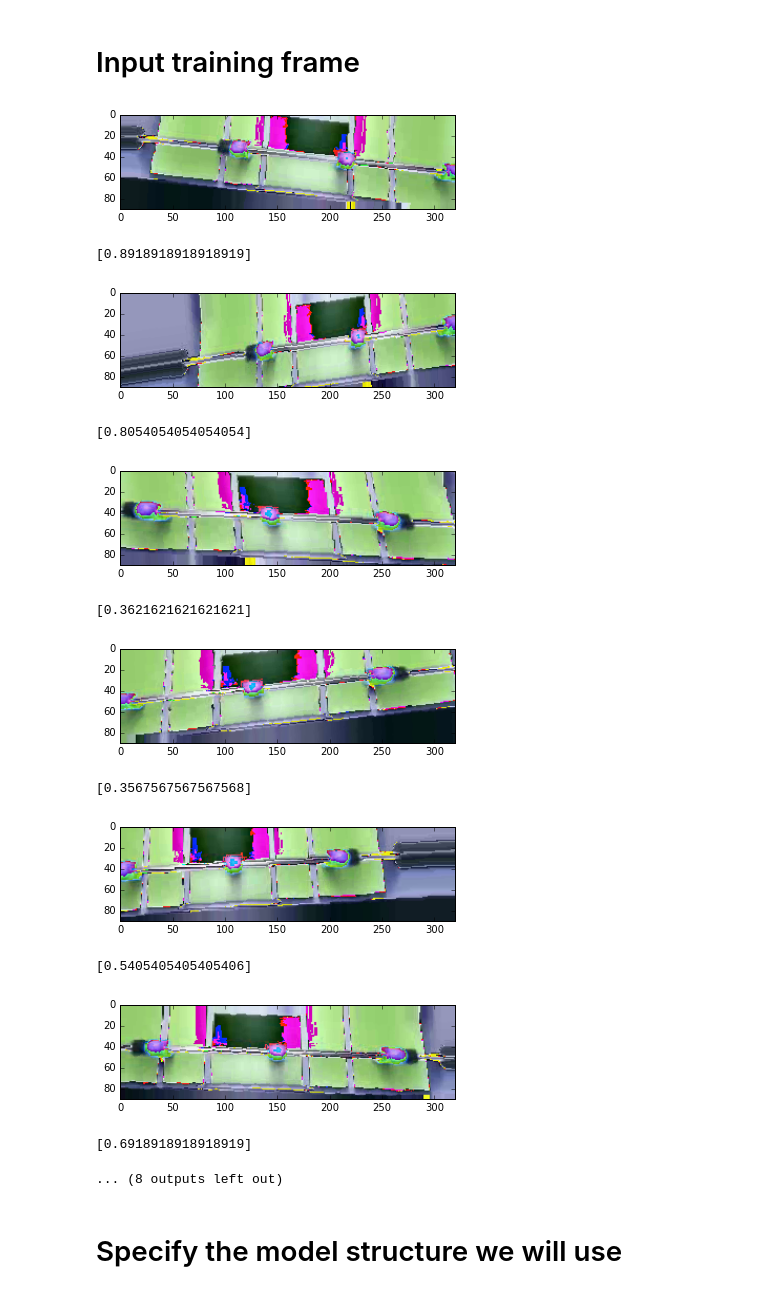
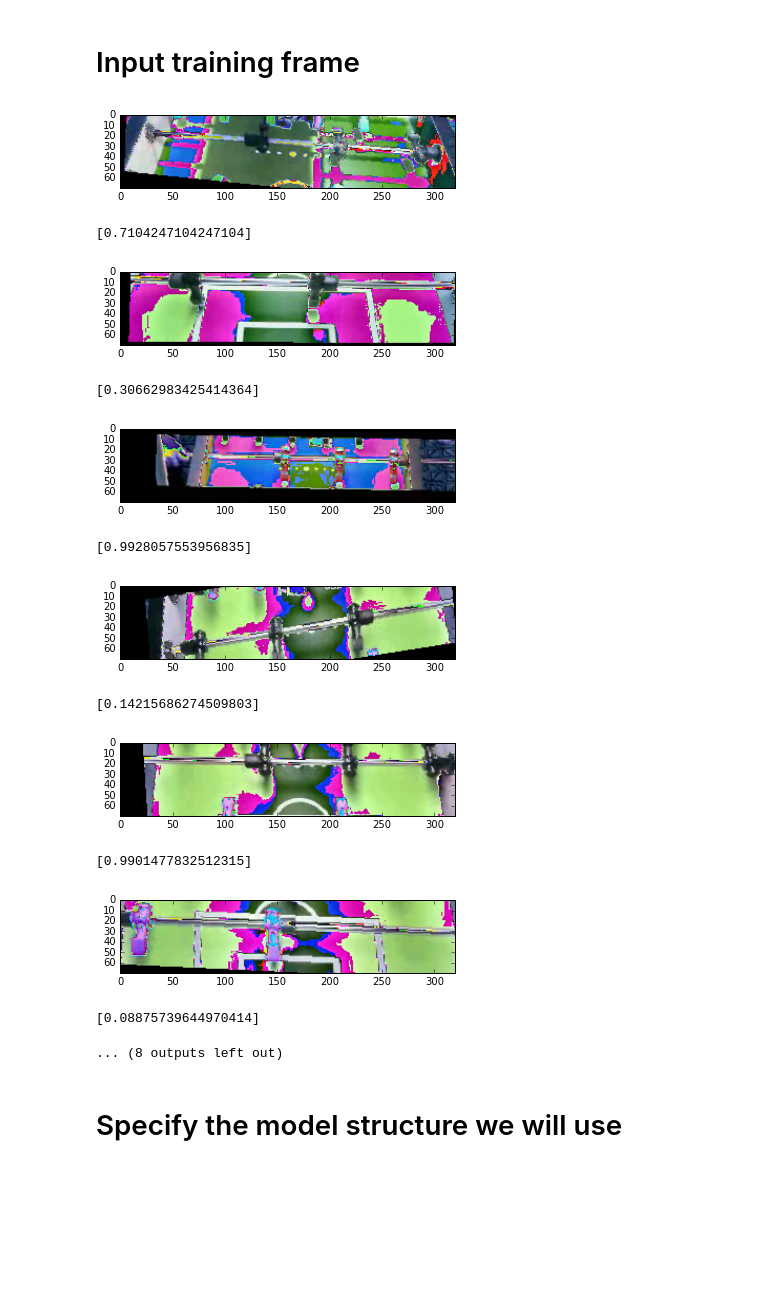
Before and after one commit to glmcdona/FoosAI, a Jupyter notebook: Code/Training/TrainingRodModel.ipynb, the cells around one changed output. Cells and saved outputs as stored; diff of their text form; code cells hidden in the pictures; blank space fills up the shorter version.

```diff
--- a/Code/Training/TrainingRodModel.ipynb
+++ b/Code/Training/TrainingRodModel.ipynb
@@ -46,7 +46,7 @@ pp = pprint.PrettyPrinter(depth=6)
 
 
 # Create the image transformer
-transformer = VideoTransform( zoom_range=0.1, rotation_range=5, width_shift_range=0.1, height_shift_range=0.1, shear_range= 0.1, fill_mode='nearest', vertical_flip=False, horizontal_flip=True, horizontal_flip_invert_indices = [], horizontal_flip_reverse_indices = [0], data_format='channels_last' )
+transformer = VideoTransform( zoom_range=0.1, rotation_range=5, width_shift_range=0.1, height_shift_range=0.1, shear_range= 0.1, fill_mode='constant', vertical_flip=False, horizontal_flip=True, horizontal_flip_invert_indices = [], horizontal_flip_reverse_indices = [0], data_format='channels_last', random_crop=(70,320) )
 
 
 # Paths relative to current python file.
@@ -225,47 +285,47 @@ import matplotlib
 import matplotlib.image as mpimg
 import matplotlib.pyplot as plt
 import cv2
 import pandas as pd
 %matplotlib inline
 
-training.move_first_training_frame()
+#training.move_first_training_frame()
 
 for k in range(10):
     (frame, position, reset) = training.get_next_training_frame()
     data = np.zeros(shape=(np.shape(frame)[1], np.shape(frame)[2] * np.shape(frame)[0], 3), dtype=np.float32)
     for i in range(np.shape(frame)[0]):
         tmp = frame[i,:,:,:]
         data[:,i*np.shape(frame)[2]:(i+1)*np.shape(frame)[2],:] = tmp
 
 
     plt.imshow(data)
     plt.show()
     pp.pprint(position)
 
-training.move_first_training_frame()
+#training.move_first_training_frame()
 
 print("Shape of training input:")
 pp.pprint(np.shape(frame))
 
 print("Shape of training output:")
 pp.pprint(np.shape(position))
 
 print("Corresponding Positions:")
 pd.DataFrame(position)
 pp.pprint(position)
 # %% [output]
-[figure, old version]
+[figure, new version]
-[0.8918918918918919]
+[0.7104247104247104]
-[figure, old version]
+[figure, new version]
-[0.8054054054054054]
+[0.30662983425414364]
-[figure, old version]
+[figure, new version]
-[0.3621621621621621]
+[0.9928057553956835]
-[figure, old version]
+[figure, new version]
-[0.3567567567567568]
+[0.14215686274509803]
-[figure, old version]
+[figure, new version]
-[0.5405405405405406]
+[0.9901477832512315]
-[figure, old version]
+[figure, new version]
-[0.6918918918918919]
+[0.08875739644970414]
 ... (8 outputs left out)
 # %% [markdown]
 # Specify the model structure we will use
```
Also changed, not shown: parts of 40 cells of this notebook, 43 other files.
